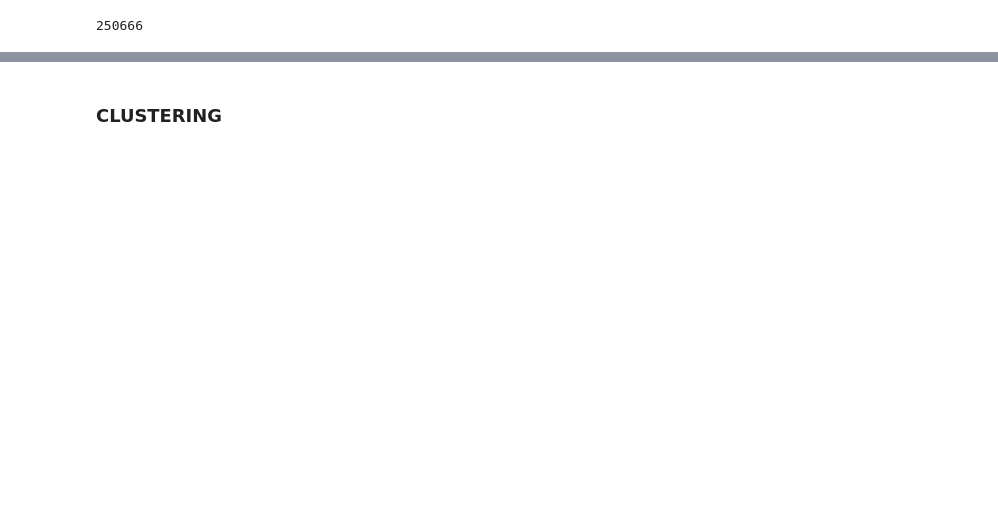
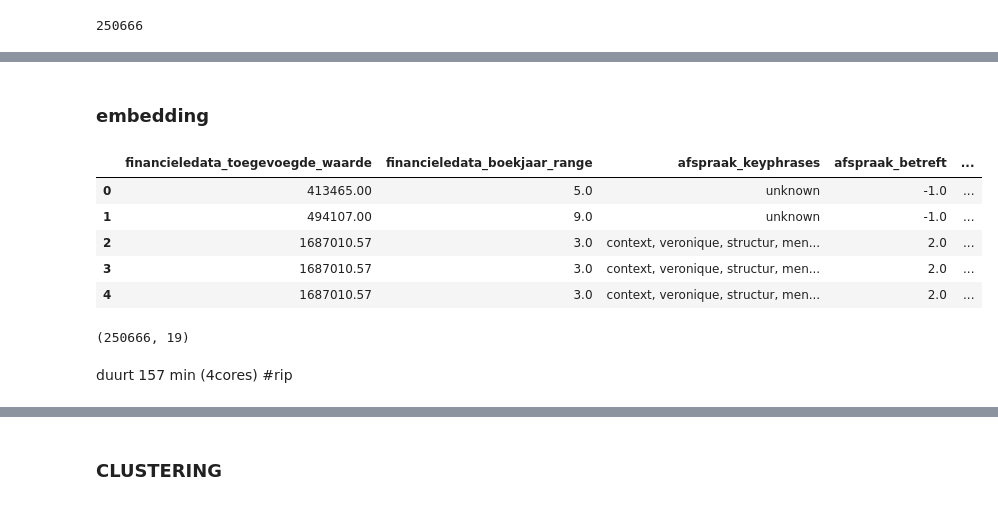
Before and after one commit to Floris-Buyse-FB/Data-Engineering-Project-2, a Jupyter notebook: scripts/AA_REC_SYSTEM_UNSUPERVISED copy.ipynb, the cells around one changed output, grey strips where cells are left out. Cells and saved outputs as stored; diff of their text form; code cells hidden in the pictures; blank space fills up the shorter version.

```diff
--- a/scripts/AA_REC_SYSTEM_UNSUPERVISED copy.ipynb
+++ b/scripts/AA_REC_SYSTEM_UNSUPERVISED copy.ipynb
@@ -171,0 +165,16 @@ len(df_clean_emb1['campagne_keyphrases_embed'][2])
+# %% [markdown]
+### embedding
+# %%
+df_clean= pd.read_csv('../data_clean/rec_system.csv')
+df_clean.head()
+# %% [output]
+|  | financieledata_toegevoegde_waarde | financieledata_boekjaar_range | afspraak_keyphrases | afspraak_betreft | ... |
+| 0 | 413465.00 | 5.0 | unknown | -1.0 | ... |
+| 1 | 494107.00 | 9.0 | unknown | -1.0 | ... |
+| 2 | 1687010.57 | 3.0 | context, veronique, structur, men... | 2.0 | ... |
+| 3 | 1687010.57 | 3.0 | context, veronique, structur, men... | 2.0 | ... |
+| 4 | 1687010.57 | 3.0 | context, veronique, structur, men... | 2.0 | ... |
+# %%
+df_clean.shape
+# %% [output]
+(250666, 19)
@@ -171,0 +208,2 @@ len(df_clean_emb1['campagne_keyphrases_embed'][2])
+# %% [markdown]
+duurt 157 min (4cores) #rip
```
Also changed, not shown: parts of 19 cells of this notebook.
